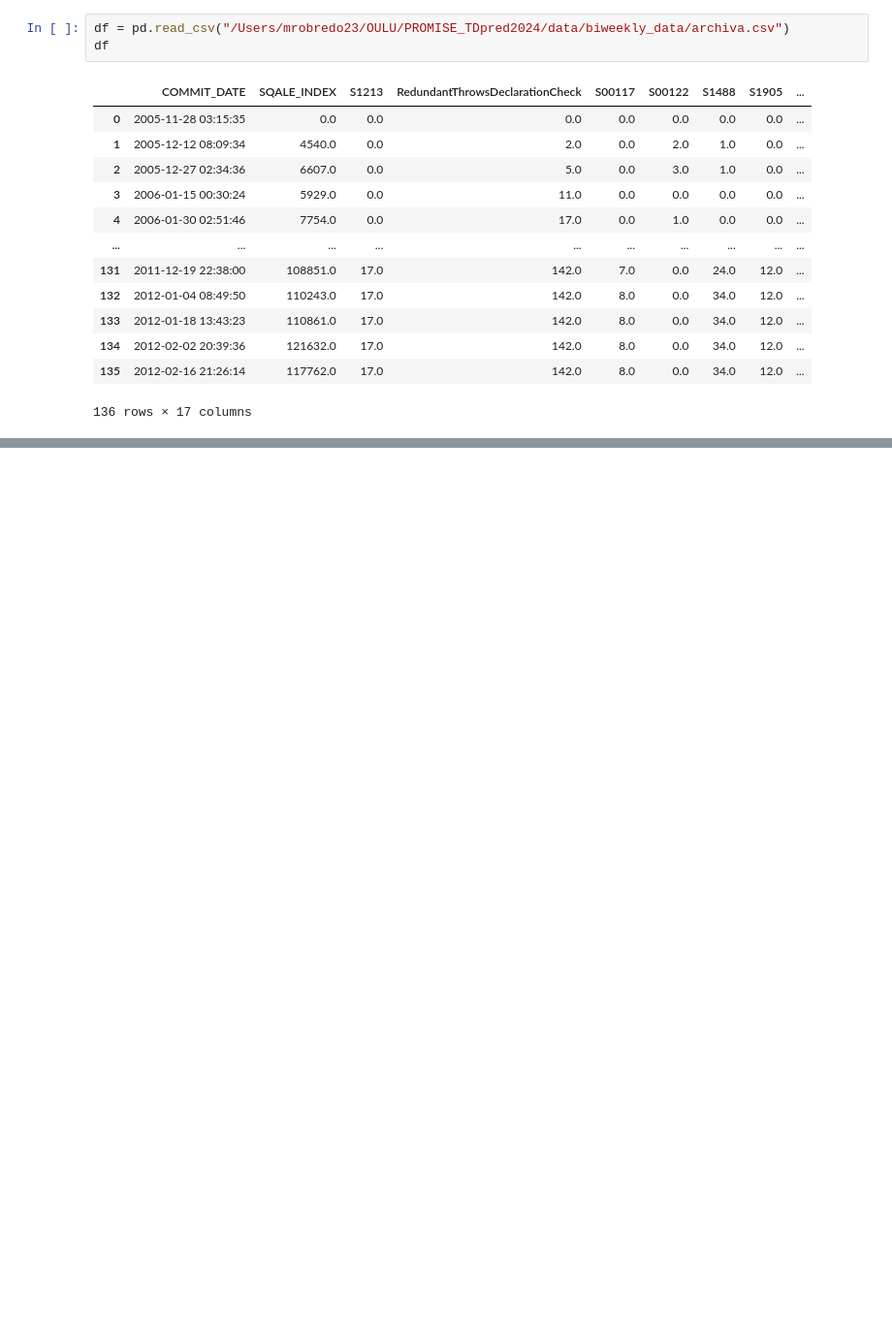
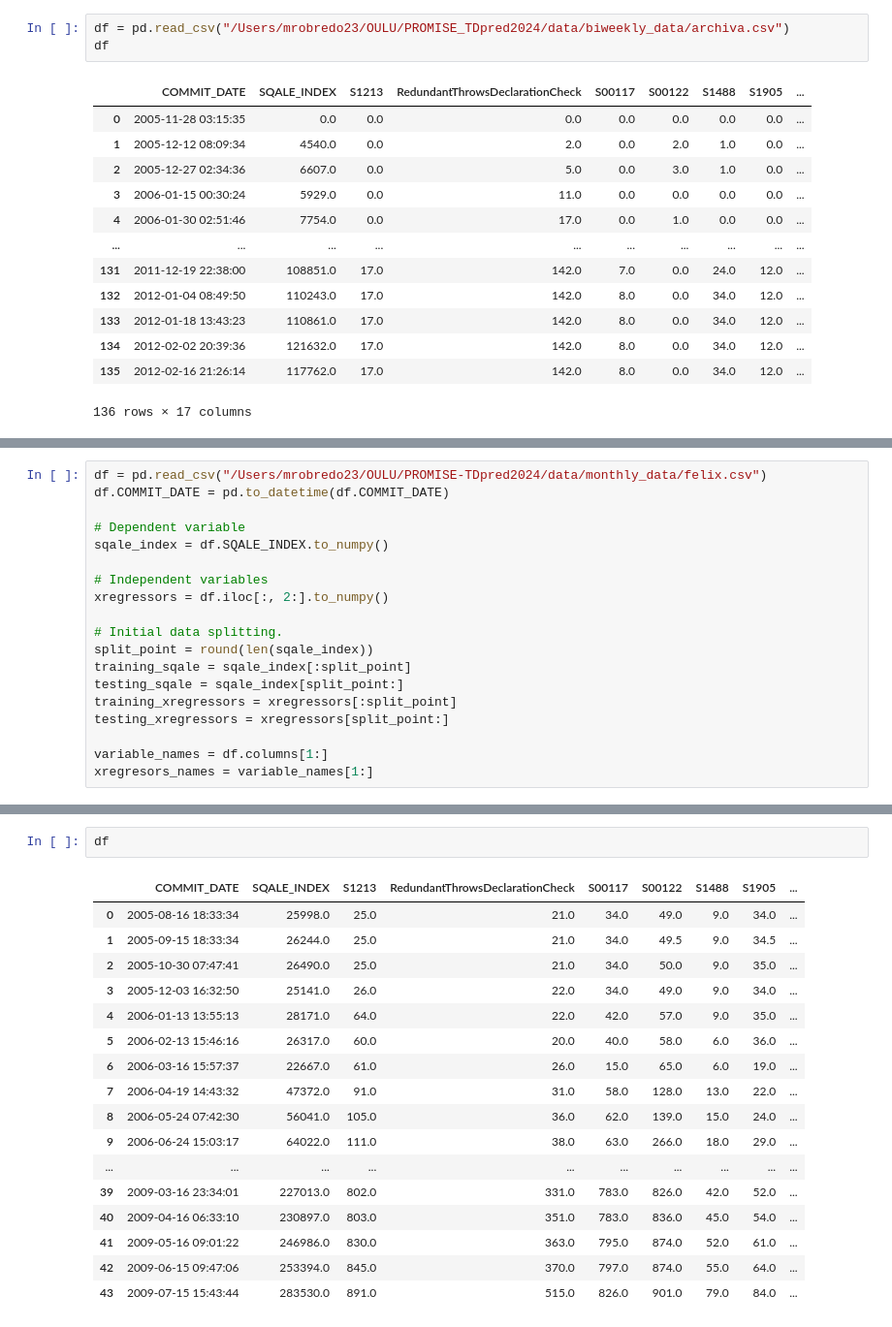
Before and after one commit to robredomikel/arimax_ts, a Jupyter notebook: codes/draft.ipynb, the cells around one changed output, grey strips where cells are left out. Shown: that part at 97% size. Saved outputs shown, nothing was run; the diff lists cells and outputs as text; blank space fills up the shorter version.

```diff
--- a/codes/draft.ipynb
+++ b/codes/draft.ipynb
@@ -42,0 +35,19 @@ RParsingError: Parsing status not OK - PARSING_STATUS.PARSE_ERROR
+# %%
+df = pd.read_csv("/Users/mrobredo23/OULU/PROMISE-TDpred2024/data/monthly_data/felix.csv")
+df.COMMIT_DATE = pd.to_datetime(df.COMMIT_DATE)
+
+# Dependent variable
+sqale_index = df.SQALE_INDEX.to_numpy()
+
+# Independent variables
+xregressors = df.iloc[:, 2:].to_numpy()
+
+# Initial data splitting.
+split_point = round(len(sqale_index))
+training_sqale = sqale_index[:split_point]
+testing_sqale = sqale_index[split_point:]
+training_xregressors = xregressors[:split_point]
+testing_xregressors = xregressors[split_point:]
+
+variable_names = df.columns[1:]
+xregresors_names = variable_names[1:]
@@ -42,0 +80,20 @@ RParsingError: Parsing status not OK - PARSING_STATUS.PARSE_ERROR
+# %%
+df
+# %% [output]
+|  | COMMIT_DATE | SQALE_INDEX | S1213 | RedundantThrowsDeclarationCheck | S00117 | S00122 | S1488 | S1905 | ... |
+| 0 | 2005-08-16 18:33:34 | 25998.0 | 25.0 | 21.0 | 34.0 | 49.0 | 9.0 | 34.0 | ... |
+| 1 | 2005-09-15 18:33:34 | 26244.0 | 25.0 | 21.0 | 34.0 | 49.5 | 9.0 | 34.5 | ... |
+| 2 | 2005-10-30 07:47:41 | 26490.0 | 25.0 | 21.0 | 34.0 | 50.0 | 9.0 | 35.0 | ... |
+| 3 | 2005-12-03 16:32:50 | 25141.0 | 26.0 | 22.0 | 34.0 | 49.0 | 9.0 | 34.0 | ... |
+| 4 | 2006-01-13 13:55:13 | 28171.0 | 64.0 | 22.0 | 42.0 | 57.0 | 9.0 | 35.0 | ... |
+| 5 | 2006-02-13 15:46:16 | 26317.0 | 60.0 | 20.0 | 40.0 | 58.0 | 6.0 | 36.0 | ... |
+| 6 | 2006-03-16 15:57:37 | 22667.0 | 61.0 | 26.0 | 15.0 | 65.0 | 6.0 | 19.0 | ... |
+| 7 | 2006-04-19 14:43:32 | 47372.0 | 91.0 | 31.0 | 58.0 | 128.0 | 13.0 | 22.0 | ... |
+| 8 | 2006-05-24 07:42:30 | 56041.0 | 105.0 | 36.0 | 62.0 | 139.0 | 15.0 | 24.0 | ... |
+| 9 | 2006-06-24 15:03:17 | 64022.0 | 111.0 | 38.0 | 63.0 | 266.0 | 18.0 | 29.0 | ... |
+| ... | ... | ... | ... | ... | ... | ... | ... | ... | ... |
+| 39 | 2009-03-16 23:34:01 | 227013.0 | 802.0 | 331.0 | 783.0 | 826.0 | 42.0 | 52.0 | ... |
+| 40 | 2009-04-16 06:33:10 | 230897.0 | 803.0 | 351.0 | 783.0 | 836.0 | 45.0 | 54.0 | ... |
+| 41 | 2009-05-16 09:01:22 | 246986.0 | 830.0 | 363.0 | 795.0 | 874.0 | 52.0 | 61.0 | ... |
+| 42 | 2009-06-15 09:47:06 | 253394.0 | 845.0 | 370.0 | 797.0 | 874.0 | 55.0 | 64.0 | ... |
+| 43 | 2009-07-15 15:43:44 | 283530.0 | 891.0 | 515.0 | 826.0 | 901.0 | 79.0 | 84.0 | ... |
```
Also changed, not shown: parts of 14 cells of this notebook, 1 other file.
